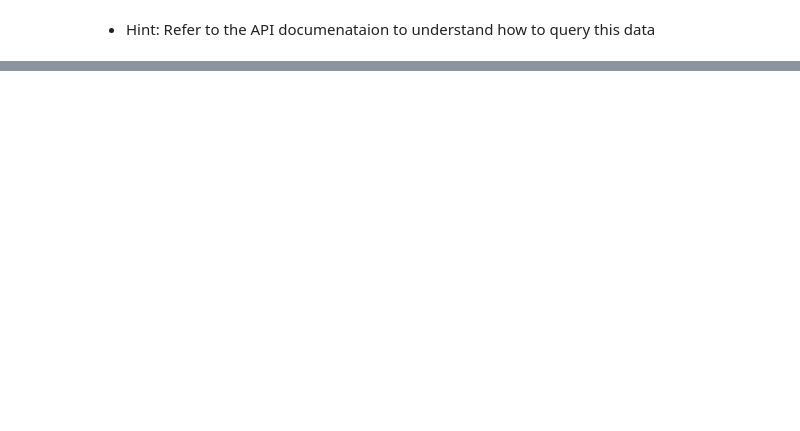
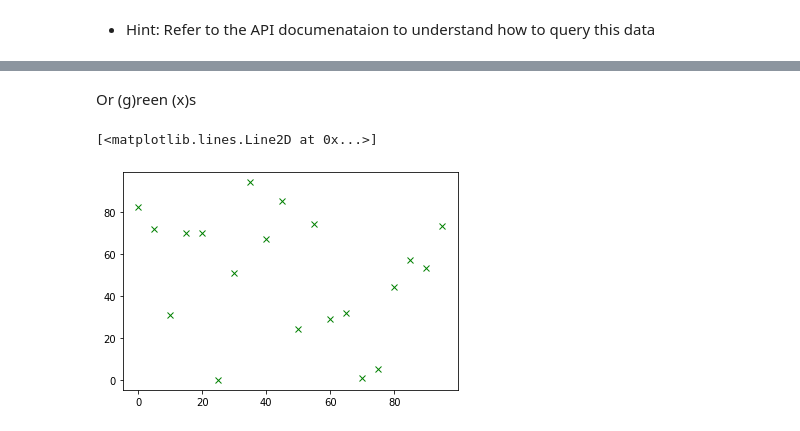
Before and after one commit to IrtizaNasar/Intrduction-to-DataScience-OpenCourse, a Jupyter notebook: Week 3/Introduction to Data Science - Week 3.ipynb, the cells around one changed output, grey strips where cells are left out. Cells and saved outputs as stored; diff of their text form; code cells hidden in the pictures; blank space fills up the shorter version.

```diff
--- a/Week 3/Introduction to Data Science - Week 3.ipynb
+++ b/Week 3/Introduction to Data Science - Week 3.ipynb
@@ -240,0 +439,7 @@ df_countries
+# %% [markdown]
+Or (g)reen (x)s
+# %%
+plt.plot(x, y,'gx')
+# %% [output]
+[<matplotlib.lines.Line2D at 0x...>]
+[figure, added]
```
Also changed, not shown: parts of 60 cells of this notebook.
